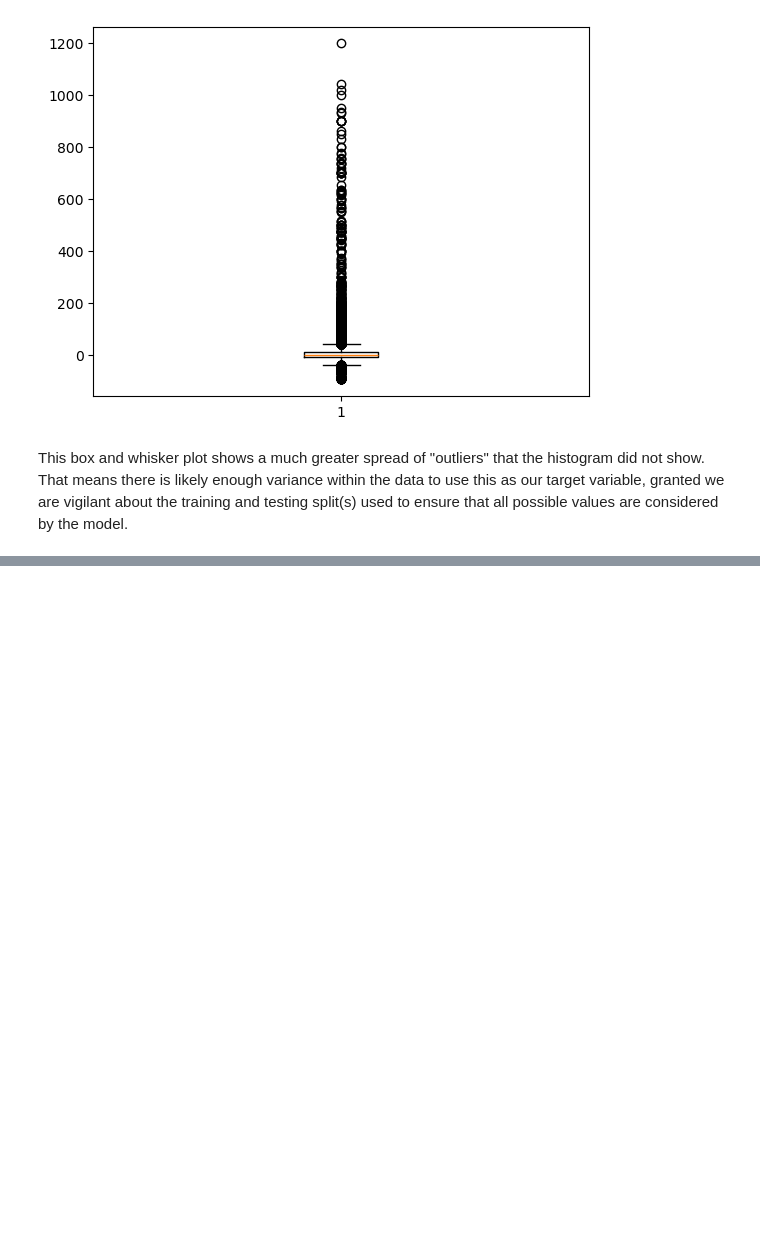
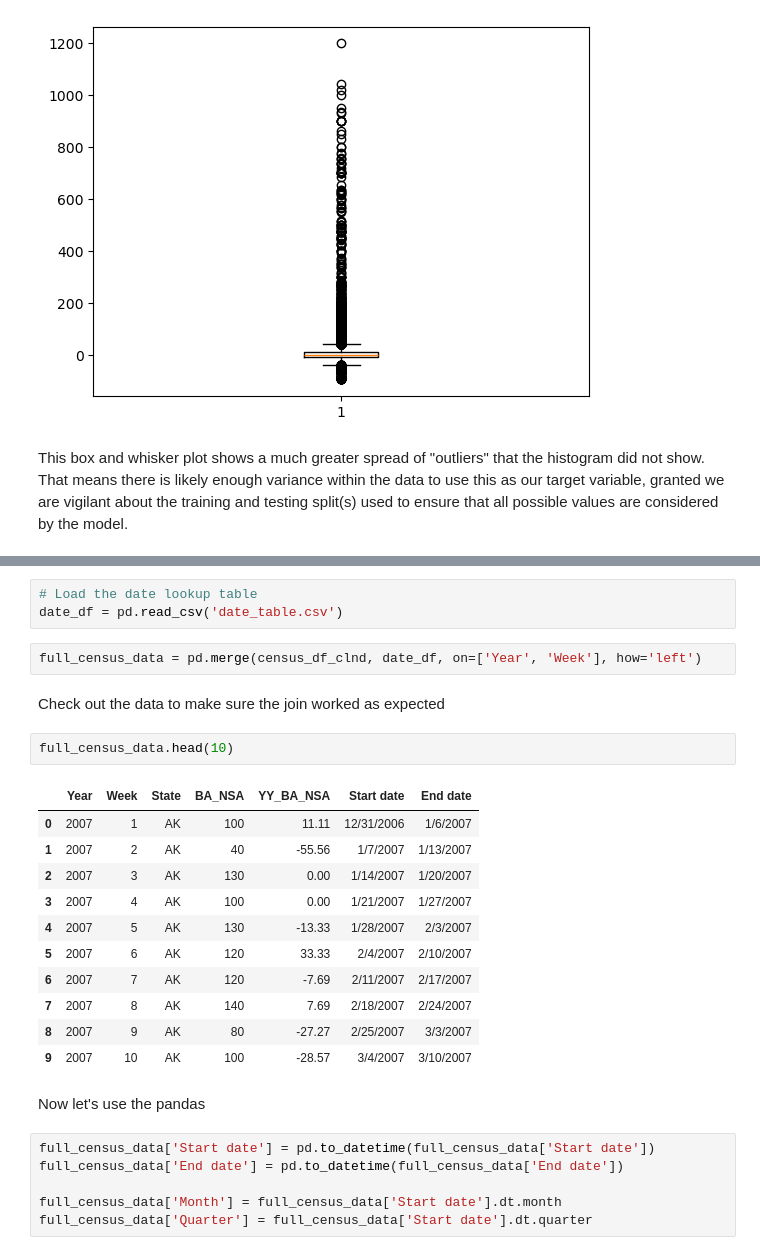
Before and after one commit to JessicaChildress/Udacity-Project, a Jupyter notebook: census_bureau_data.ipynb, the cells around one changed output, grey strips where cells are left out. Saved outputs shown, nothing was run; the diff lists cells and outputs as text; blank space fills up the shorter version.

```diff
--- a/census_bureau_data.ipynb
+++ b/census_bureau_data.ipynb
@@ -218,0 +189,29 @@ dtype: int64
+# %%
+# Load the date lookup table
+date_df = pd.read_csv('date_table.csv')
+# %%
+full_census_data = pd.merge(census_df_clnd, date_df, on=['Year', 'Week'], how='left')
+# %% [markdown]
+Check out the data to make sure the join worked as expected
+# %%
+full_census_data.head(10)
+# %% [output]
+|  | Year | Week | State | BA_NSA | YY_BA_NSA | Start date | End date |
+| 0 | 2007 | 1 | AK | 100 | 11.11 | 12/31/2006 | 1/6/2007 |
+| 1 | 2007 | 2 | AK | 40 | -55.56 | 1/7/2007 | 1/13/2007 |
+| 2 | 2007 | 3 | AK | 130 | 0.00 | 1/14/2007 | 1/20/2007 |
+| 3 | 2007 | 4 | AK | 100 | 0.00 | 1/21/2007 | 1/27/2007 |
+| 4 | 2007 | 5 | AK | 130 | -13.33 | 1/28/2007 | 2/3/2007 |
+| 5 | 2007 | 6 | AK | 120 | 33.33 | 2/4/2007 | 2/10/2007 |
+| 6 | 2007 | 7 | AK | 120 | -7.69 | 2/11/2007 | 2/17/2007 |
+| 7 | 2007 | 8 | AK | 140 | 7.69 | 2/18/2007 | 2/24/2007 |
+| 8 | 2007 | 9 | AK | 80 | -27.27 | 2/25/2007 | 3/3/2007 |
+| 9 | 2007 | 10 | AK | 100 | -28.57 | 3/4/2007 | 3/10/2007 |
+# %% [markdown]
+Now let's use the pandas
+# %%
+full_census_data['Start date'] = pd.to_datetime(full_census_data['Start date'])
+full_census_data['End date'] = pd.to_datetime(full_census_data['End date'])
+
+full_census_data['Month'] = full_census_data['Start date'].dt.month
+full_census_data['Quarter'] = full_census_data['Start date'].dt.quarter
```
Also changed, not shown: parts of 11 cells of this notebook.
